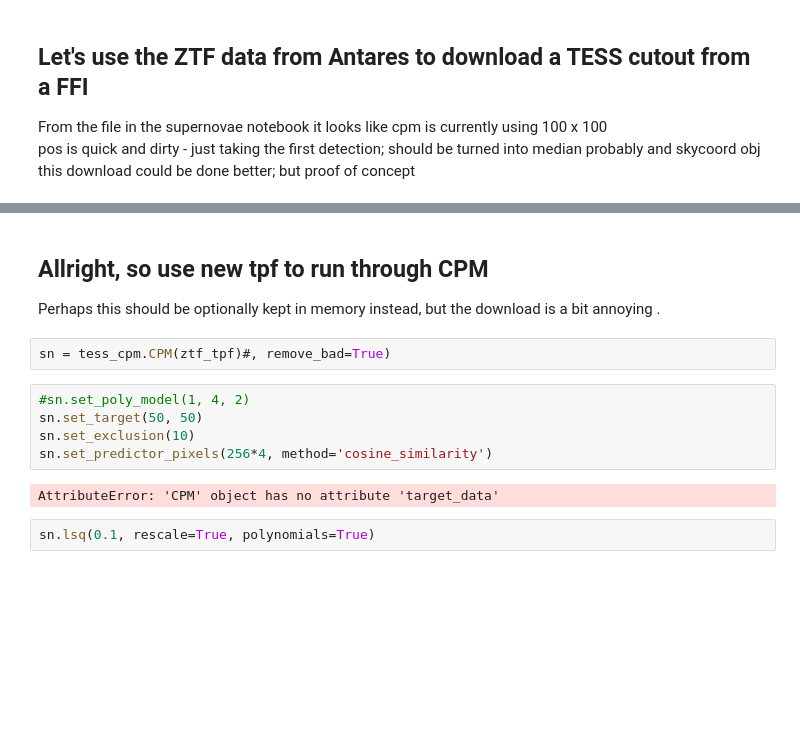
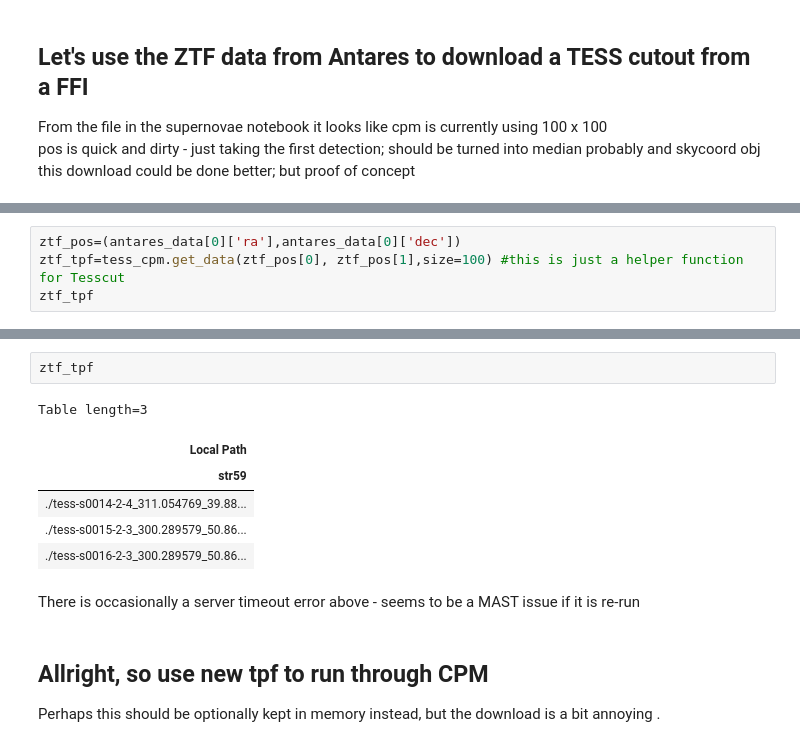
Before and after one commit to tylerapritchard/tess_cpm, a Jupyter notebook: TESSTessZTF_Community.ipynb, the cells around one changed output, grey strips where cells are left out. Saved outputs shown, nothing was run; the diff lists cells and outputs as text; blank space fills up the shorter version.

```diff
--- a/TESSTessZTF_Community.ipynb
+++ b/TESSTessZTF_Community.ipynb
@@ -199,0 +182,4 @@ with open(ztf_tpf,'wb') as fout:
+# %%
+ztf_pos=(antares_data[0]['ra'],antares_data[0]['dec'])
+ztf_tpf=tess_cpm.get_data(ztf_pos[0], ztf_pos[1],size=100) #this is just a helper function for Tesscut
+ztf_tpf
@@ -200,14 +189,14 @@ with open(ztf_tpf,'wb') as fout:
+# %%
+ztf_tpf
+# %% [output]
+Table length=3
+| Local Path |
+| str59 |
+| ./tess-s0014-2-4_311.054769_39.88... |
+| ./tess-s0015-2-3_300.289579_50.86... |
+| ./tess-s0016-2-3_300.289579_50.86... |
+# %% [markdown]
+ There is occasionally a server timeout error above - seems to be a MAST issue if it is re-run
 # %% [markdown]
 ## Allright, so use new tpf to run through CPM
 Perhaps this should be optionally kept in memory instead, but the download is a bit annoying .
-# %%
-sn = tess_cpm.CPM(ztf_tpf)#, remove_bad=True)
-# %%
-#sn.set_poly_model(1, 4, 2)
-sn.set_target(50, 50)
-sn.set_exclusion(10)
-sn.set_predictor_pixels(256*4, method='cosine_similarity')
-# %% [output]
-AttributeError: 'CPM' object has no attribute 'target_data'
-# %%
-sn.lsq(0.1, rescale=True, polynomials=True)
```
Also changed, not shown: parts of 19 cells of this notebook, 1 other file.
